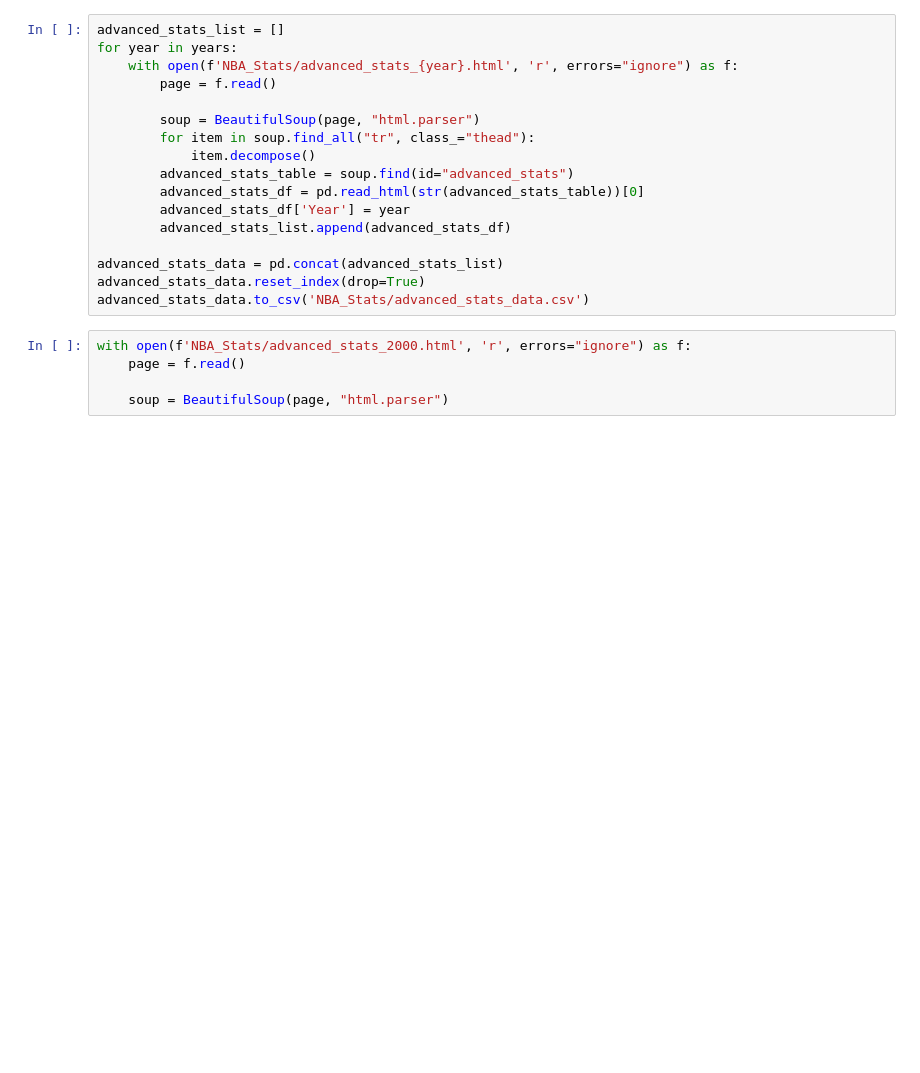
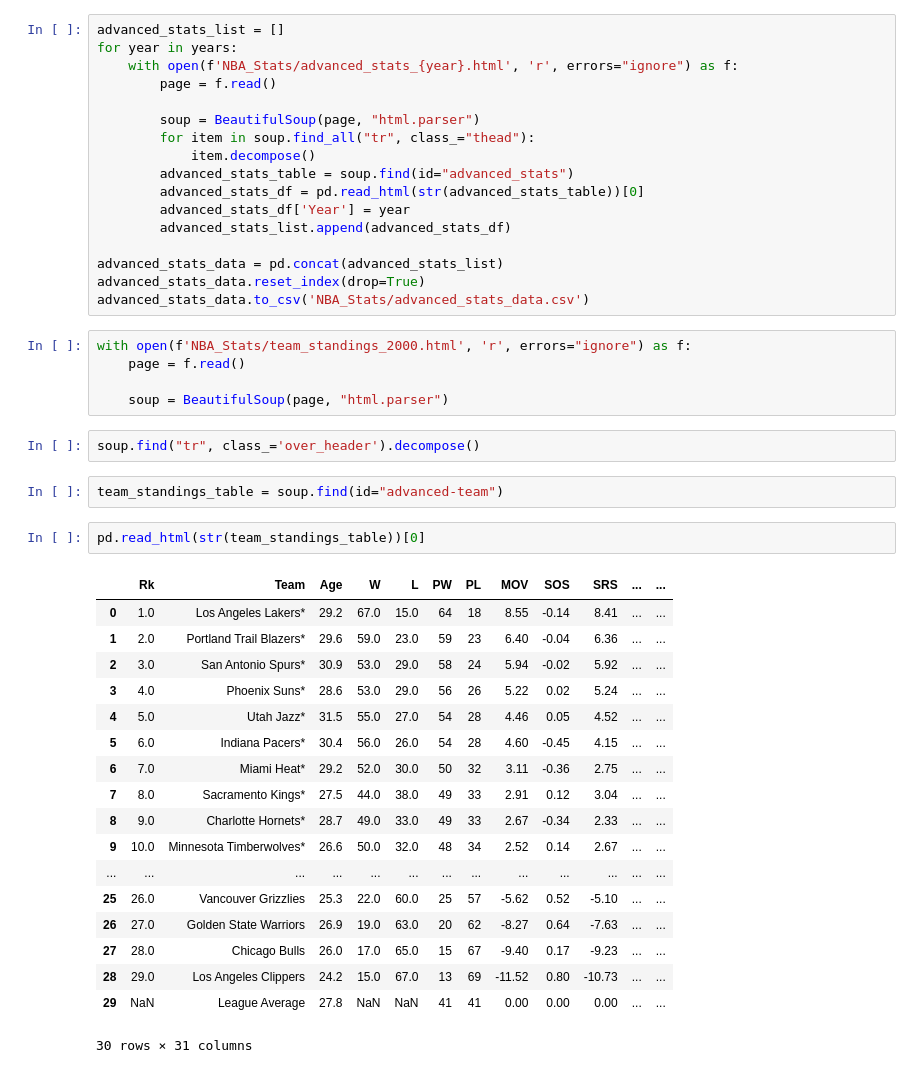
Before and after one commit to Th-N/NBA_award_predictions, a Jupyter notebook: web_scraping.ipynb, the cells around one changed output. Drawn from its saved outputs; the diff is of its cells as text; blank space fills up the shorter version.

Commit message:
updated link for teams standing table

```diff
--- a/web_scraping.ipynb
+++ b/web_scraping.ipynb
@@ -216,7 +222,32 @@ advanced_stats_data = pd.concat(advanced_stats_list)
 advanced_stats_data.reset_index(drop=True)
 advanced_stats_data.to_csv('NBA_Stats/advanced_stats_data.csv')
 # %%
-with open(f'NBA_Stats/advanced_stats_2000.html', 'r', errors="ignore") as f:
+with open(f'NBA_Stats/team_standings_2000.html', 'r', errors="ignore") as f:
     page = f.read()
 
     soup = BeautifulSoup(page, "html.parser")
+# %%
+soup.find("tr", class_='over_header').decompose()
+# %%
+team_standings_table = soup.find(id="advanced-team")
+# %%
+pd.read_html(str(team_standings_table))[0]
+# %% [output]
+|  | Rk | Team | Age | W | L | PW | PL | MOV | SOS | SRS | ... | ... |
+| 0 | 1.0 | Los Angeles Lakers* | 29.2 | 67.0 | 15.0 | 64 | 18 | 8.55 | -0.14 | 8.41 | ... | ... |
+| 1 | 2.0 | Portland Trail Blazers* | 29.6 | 59.0 | 23.0 | 59 | 23 | 6.40 | -0.04 | 6.36 | ... | ... |
+| 2 | 3.0 | San Antonio Spurs* | 30.9 | 53.0 | 29.0 | 58 | 24 | 5.94 | -0.02 | 5.92 | ... | ... |
+| 3 | 4.0 | Phoenix Suns* | 28.6 | 53.0 | 29.0 | 56 | 26 | 5.22 | 0.02 | 5.24 | ... | ... |
+| 4 | 5.0 | Utah Jazz* | 31.5 | 55.0 | 27.0 | 54 | 28 | 4.46 | 0.05 | 4.52 | ... | ... |
+| 5 | 6.0 | Indiana Pacers* | 30.4 | 56.0 | 26.0 | 54 | 28 | 4.60 | -0.45 | 4.15 | ... | ... |
+| 6 | 7.0 | Miami Heat* | 29.2 | 52.0 | 30.0 | 50 | 32 | 3.11 | -0.36 | 2.75 | ... | ... |
+| 7 | 8.0 | Sacramento Kings* | 27.5 | 44.0 | 38.0 | 49 | 33 | 2.91 | 0.12 | 3.04 | ... | ... |
+| 8 | 9.0 | Charlotte Hornets* | 28.7 | 49.0 | 33.0 | 49 | 33 | 2.67 | -0.34 | 2.33 | ... | ... |
+| 9 | 10.0 | Minnesota Timberwolves* | 26.6 | 50.0 | 32.0 | 48 | 34 | 2.52 | 0.14 | 2.67 | ... | ... |
+| ... | ... | ... | ... | ... | ... | ... | ... | ... | ... | ... | ... | ... |
+| 25 | 26.0 | Vancouver Grizzlies | 25.3 | 22.0 | 60.0 | 25 | 57 | -5.62 | 0.52 | -5.10 | ... | ... |
+| 26 | 27.0 | Golden State Warriors | 26.9 | 19.0 | 63.0 | 20 | 62 | -8.27 | 0.64 | -7.63 | ... | ... |
+| 27 | 28.0 | Chicago Bulls | 26.0 | 17.0 | 65.0 | 15 | 67 | -9.40 | 0.17 | -9.23 | ... | ... |
+| 28 | 29.0 | Los Angeles Clippers | 24.2 | 15.0 | 67.0 | 13 | 69 | -11.52 | 0.80 | -10.73 | ... | ... |
+| 29 | NaN | League Average | 27.8 | NaN | NaN | 41 | 41 | 0.00 | 0.00 | 0.00 | ... | ... |
+30 rows × 31 columns
```
Also changed, not shown: parts of 5 cells of this notebook.
